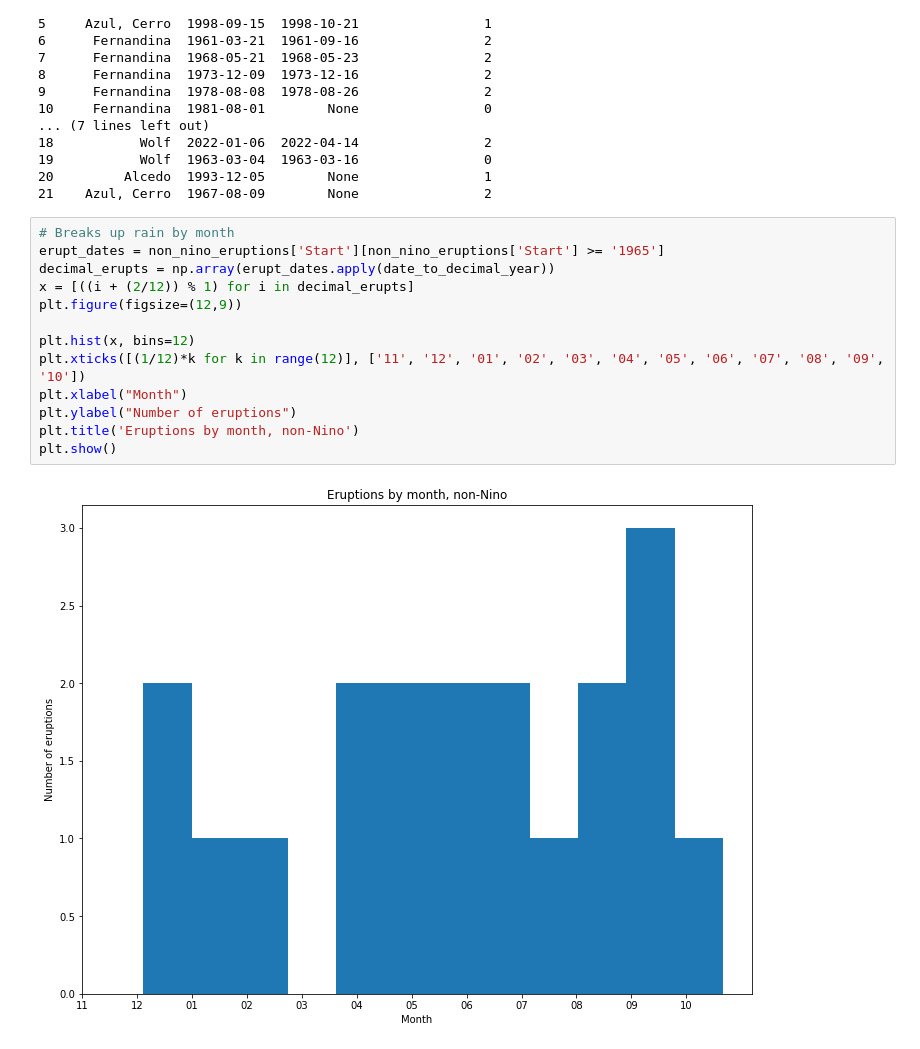
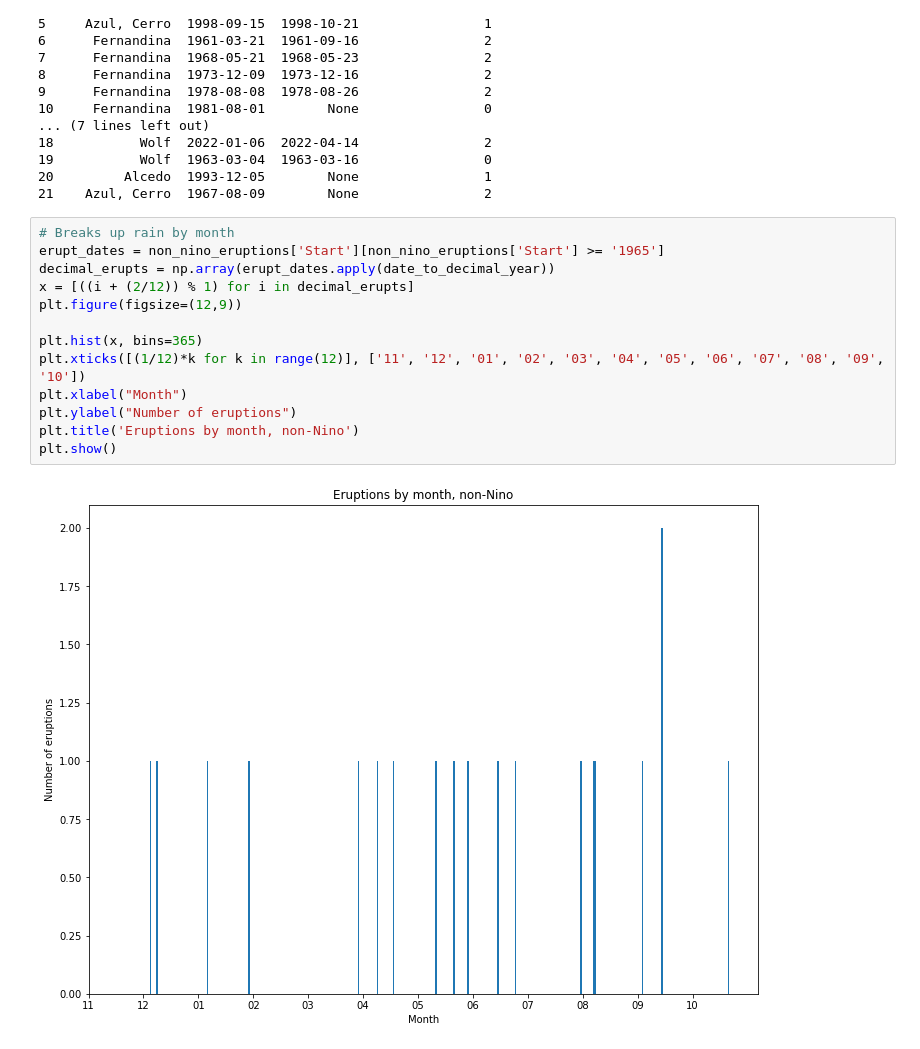
Before and after one commit to jonathan-quartin/um_volcano_project, a Jupyter notebook: distribs.ipynb, the cells around one changed output. Saved outputs shown, nothing was run; the diff lists cells and outputs as text.

```diff
--- a/distribs.ipynb
+++ b/distribs.ipynb
@@ -91,15 +91,15 @@ print(non_nino_eruptions)
 # %%
 # Breaks up rain by month
 erupt_dates = non_nino_eruptions['Start'][non_nino_eruptions['Start'] >= '1965']
 decimal_erupts = np.array(erupt_dates.apply(date_to_decimal_year))
 x = [((i + (2/12)) % 1) for i in decimal_erupts]
 plt.figure(figsize=(12,9))
 
-plt.hist(x, bins=12)
+plt.hist(x, bins=365)
 plt.xticks([(1/12)*k for k in range(12)], ['11', '12', '01', '02', '03', '04', '05', '06', '07', '08', '09', '10'])
 plt.xlabel("Month")
 plt.ylabel("Number of eruptions")
 plt.title('Eruptions by month, non-Nino')
 plt.show()
 # %% [output]
-[figure, old version]
+[figure, new version]
```
Also changed, not shown: parts of 3 cells of this notebook, 12 other files.
